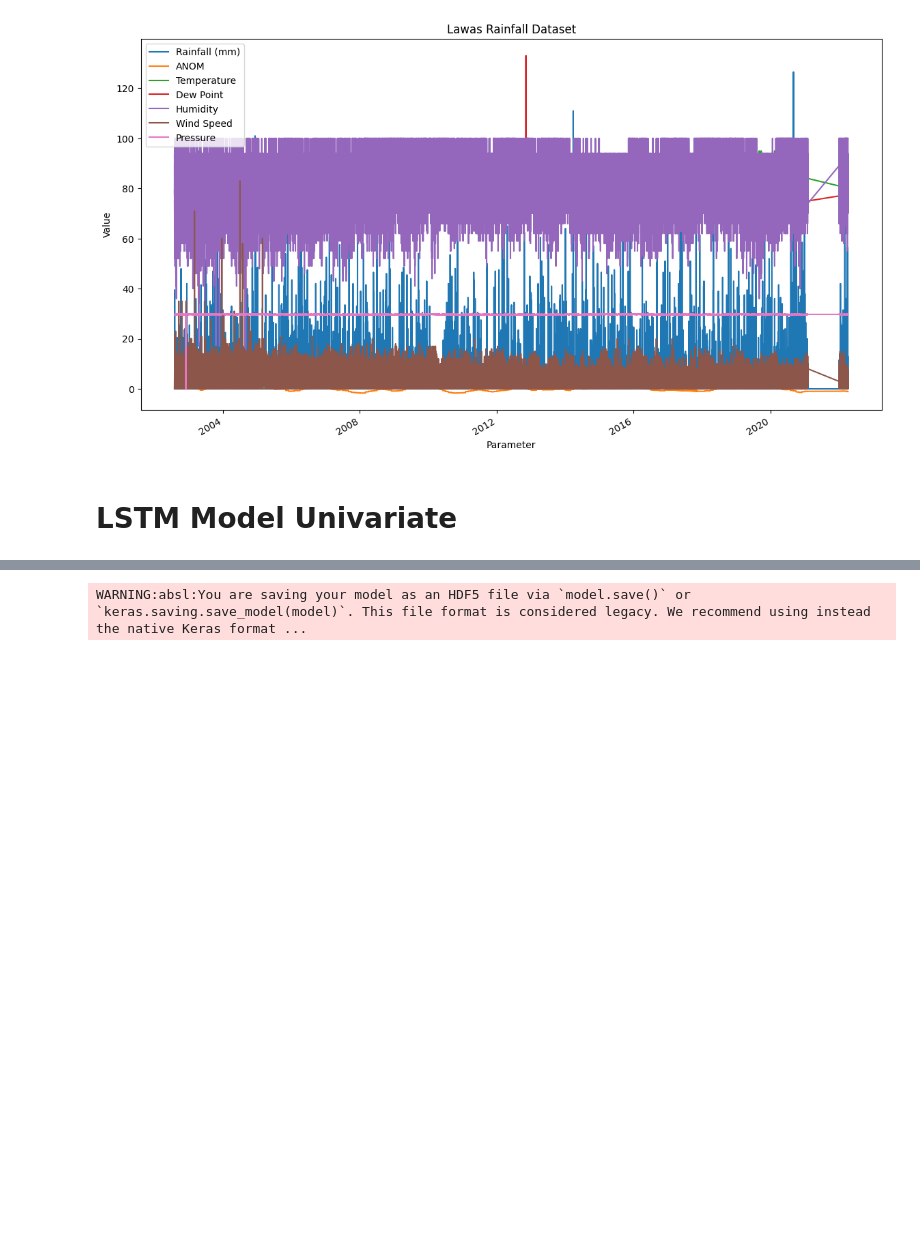
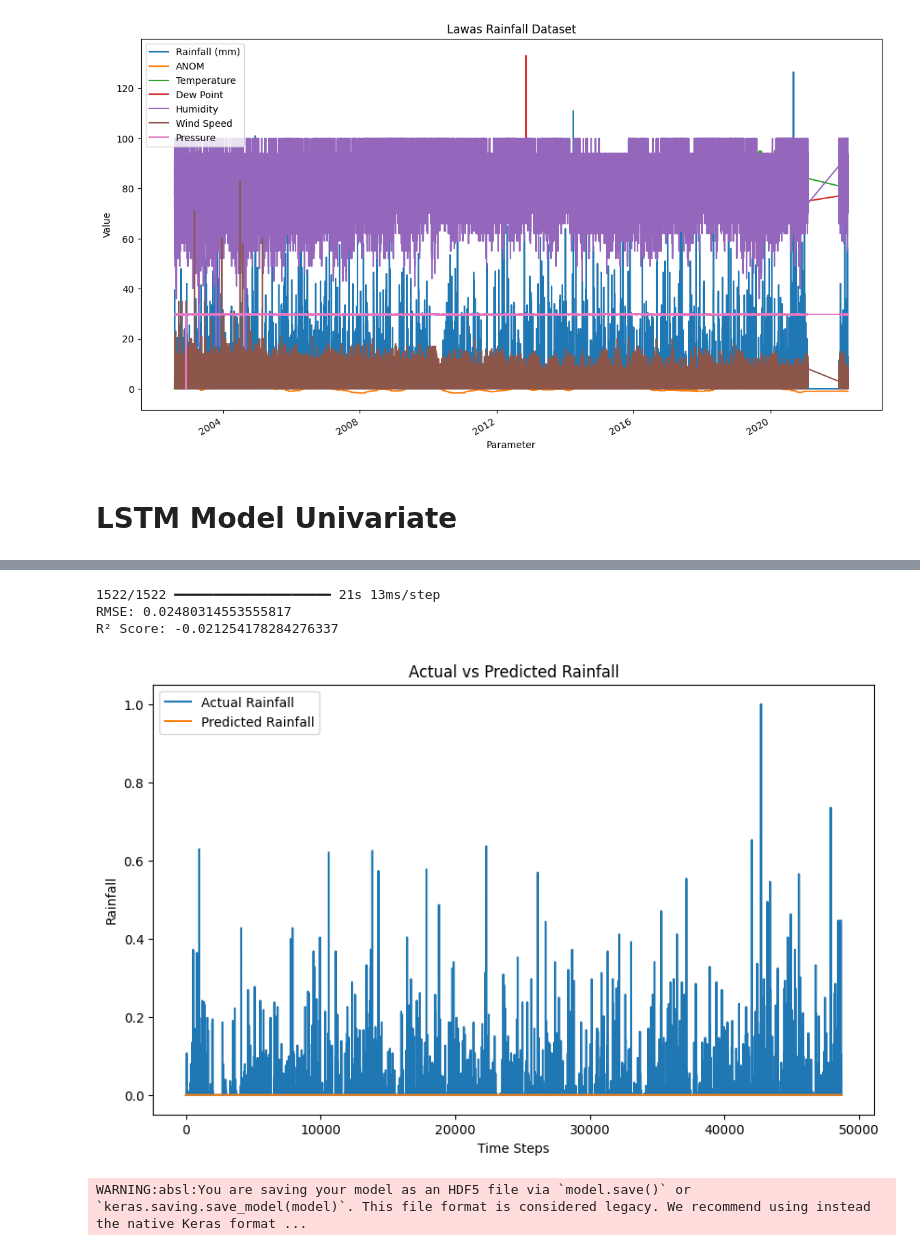
Before and after one commit to farisawal/lstm-rainfall, a Jupyter notebook: model.ipynb, the cells around one changed output, grey strips where cells are left out. Drawn from its saved outputs; the diff is of its cells as text; code cells hidden in the pictures; blank space fills up the shorter version.

Commit message:
work on univariate lstm model

```diff
--- a/model.ipynb
+++ b/model.ipynb
@@ -74,21 +78,25 @@ from tensorflow.keras.layers import LSTM, Dense, Dropout, Bidirectional
 from tensorflow.keras.callbacks import EarlyStopping
 
 
+# model = Sequential([
+#     LSTM(64, input_shape=(timesteps, 1)),
+#     Dropout(0.2),
+#     Dense(1, activation='relu')
+# ])
+
 model = Sequential([
     LSTM(64, activation='relu', input_shape=(timesteps, 1), return_sequences=True),
     Dropout(0.2),
-    LSTM(32, return_sequences=False),
-    Dropout(0.2),
-    Dense(1, activation='linear')
+    Dense(1, activation='relu')
 ])
 # %%
 from tensorflow.keras.optimizers import Adam
-optimizer = Adam(learning_rate=0.001)
+# optimizer = Adam(learning_rate=0.001)
 
-model.compile(optimizer= optimizer, loss='mse', metrics=['mae'])
+model.compile(optimizer= "adam", loss='mae', metrics=['mse'])
 
 # Train the model
-early_stopping = EarlyStopping(monitor='val_loss', patience=25, restore_best_weights=True)
+early_stopping = EarlyStopping(monitor='val_loss', patience=20, restore_best_weights=True)
 
 history = model.fit(X_train, y_train,
                     validation_split=0.3,
@@ -116,3 +125,37 @@ Epoch 72/300
+# %%
+from sklearn.metrics import root_mean_squared_error,r2_score
+import numpy as np
+# Evaluate the model
+y_pred = model.predict(X_test)
+
+# Inverse transform to original scale
+# y_test_inv = scaler.inverse_transform(np.concatenate([y_test.reshape(-1, 1), np.zeros((y_test.shape[0], df_uni.shape[1] - 1))], axis=1))[:, 0]
+# y_pred_inv = scaler.inverse_transform(np.concatenate([y_pred, np.zeros((y_pred.shape[0], df_uni.shape[1] - 1))], axis=1))[:, 0]
+
+# bias = y_test_inv.mean() - y_pred_inv.mean()
+# y_pred_inv_corrected = y_pred_inv + bias
+
+# Calculate metrics
+rmse = root_mean_squared_error(y_test, y_pred)
+r2 = r2_score(y_test, y_pred)
+
+print(f"RMSE: {rmse}")
+print(f"R² Score: {r2}")
+
+# Plot Predictions vs Actual
+plt.figure(figsize=(10, 6))
+plt.plot(y_test, label="Actual Rainfall")
+plt.plot(y_pred, label="Predicted Rainfall")
+plt.legend()
+plt.xlabel("Time Steps")
+plt.ylabel("Rainfall")
+plt.title("Actual vs Predicted Rainfall")
+plt.show()
+# %% [output]
+1522/1522 ━━━━━━━━━━━━━━━━━━━━ 21s 13ms/step
+RMSE: 0.02480314553555817
+R² Score: -0.021254178284276337
+[figure, added]
 # %%
 model.save("lstm_univariate.h5")
 # %% [output]
```
Also changed, not shown: parts of 5 cells of this notebook, 1 other file.
